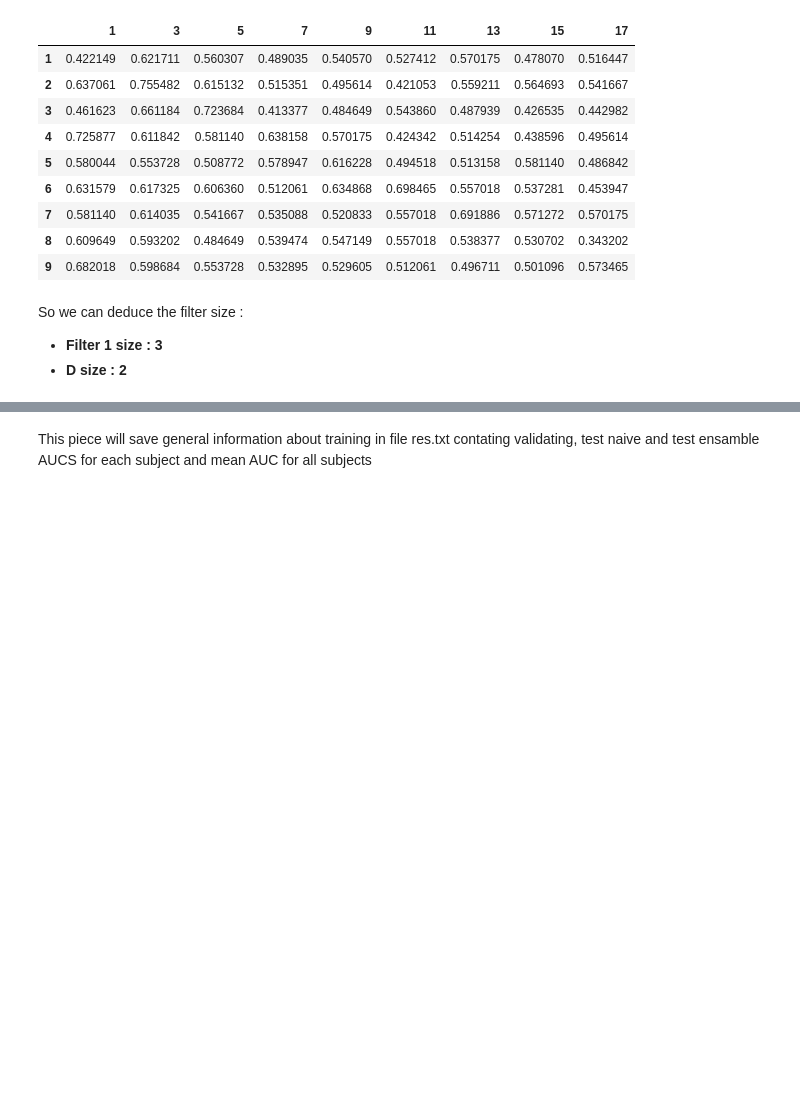
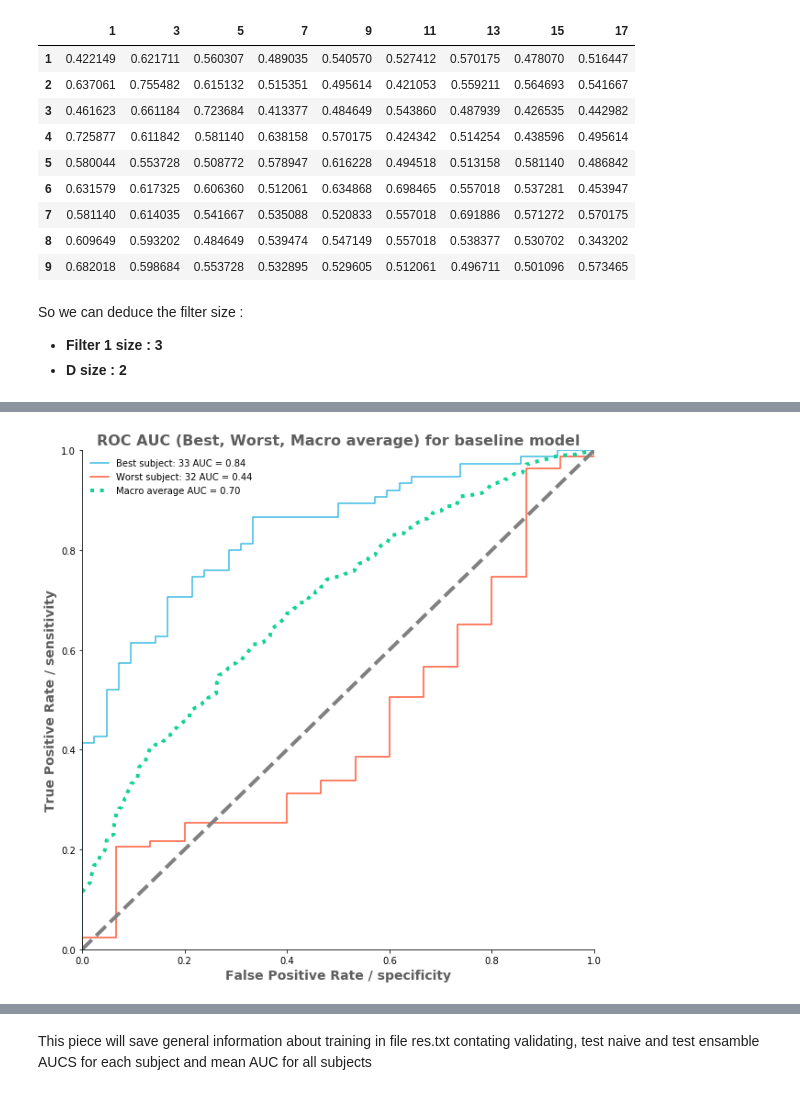
Before and after one commit to Makubu/AML, a Jupyter notebook: Chall4_ebci/group20_ebci_scratch.ipynb, the cells around one changed output, grey strips where cells are left out. Cells and saved outputs as stored; diff of their text form; code cells hidden in the pictures; blank space fills up the shorter version.

```diff
--- a/Chall4_ebci/group20_ebci_scratch.ipynb
+++ b/Chall4_ebci/group20_ebci_scratch.ipynb
@@ -296,7 +148,7 @@ class EEGNet_experimental(nn.Module):
         #                                                           stride=(1,poolKern1), pad=0)
         self.avg_pool_block1 = nn.AdaptiveAvgPool2d((1,int(self.output_sizes['depthwise1'][1]/4)))
         self.output_sizes['avg_pool_block1'] = (1,int(self.output_sizes['depthwise1'][1]/4))
-        self.dropout_block1 = nn.Dropout(p=dropoutRates[0])
+        self.dropout_block1 = nn.AlphaDropout(p=dropoutRates[0])
 
         #block2
         self.separable_block2 = deepwise_separable_conv(nin=F1*D,nout=F2,kernelSize=kernLength2)
@@ -309,7 +161,7 @@ class EEGNet_experimental(nn.Module):
         self.avg_pool_block2 = nn.AdaptiveAvgPool2d((1,int(self.output_sizes['separable_block2'][1]/4)))
         self.output_sizes['avg_pool_block2'] = (1,int(self.output_sizes['separable_block2'][1]/4))
 
-        self.dropout_block2 = nn.Dropout(dropoutRates[1])
+        self.dropout_block2 = nn.AlphaDropout(dropoutRates[1])
 
         self.flatten = Flatten()
         n_size = self.get_features_dim(Chans,Samples)
@@ -696,0 +745,44 @@ params = {'resample_to': 369,
+# %%
+# First aggregate all false positive rates
+all_fpr = np.unique(np.concatenate([fpr for fpr in fpr_dict.values()]))
+
+# Then interpolate all ROC curves at this points
+mean_tpr = np.zeros_like(all_fpr)
+for i in fpr_dict.keys():
+    mean_tpr += interp(all_fpr, fpr_dict[i], tpr_dict[i])
+
+# Finally average it and compute AUC
+mean_tpr /= len(fpr_dict.keys())
+
+fpr_dict["macro"] = all_fpr
+tpr_dict["macro"] = mean_tpr
+auc_dict["macro"] = auc(fpr_dict["macro"], tpr_dict["macro"])
+macro_ = auc_dict.pop('macro')
+# %%
+# Plot
+plt.figure(figsize=(10,10))
+plt.title('ROC AUC (Best, Worst, Macro average) for baseline model', fontweight="bold", fontsize=16, color='#5e5e5e')
+
+# Best subject
+plt.plot(fpr_dict[best_subject_nb], tpr_dict[best_subject_nb], color='#3abae3',
+         label='Best subject: '+ str(best_subject_nb) +' AUC = %0.2f' % auc_dict[best_subject_nb])
+
+# Worst subject
+plt.plot(fpr_dict[worst_subject_nb], tpr_dict[worst_subject_nb], color='#ff5833',
+         label='Worst subject: '+ str(worst_subject_nb) +' AUC = %0.2f' % auc_dict[worst_subject_nb])
+
+# Macro average
+plt.plot(fpr_dict["macro"], tpr_dict["macro"], linestyle=':', linewidth=4, color='#10d392',
+         label='Macro average AUC = %0.2f' % auc_dict["macro"])
+
+plt.legend(loc='best', frameon=False)
+plt.plot([0, 1], [0, 1], linestyle='--', color='grey', linewidth=4)
+plt.xlim([0, 1])
+plt.ylim([0, 1])
+plt.gca().spines['top'].set_visible(False)
+plt.gca().spines['right'].set_visible(False)
+plt.ylabel('True Positive Rate / sensitivity', fontweight="bold", fontsize=14, color='#5e5e5e')
+plt.xlabel('False Positive Rate / specificity', fontweight="bold", fontsize=14, color='#5e5e5e')
+plt.show()
+# %% [output]
+[figure, added]
```
Also changed, not shown: parts of 48 cells of this notebook, 1 other file.
